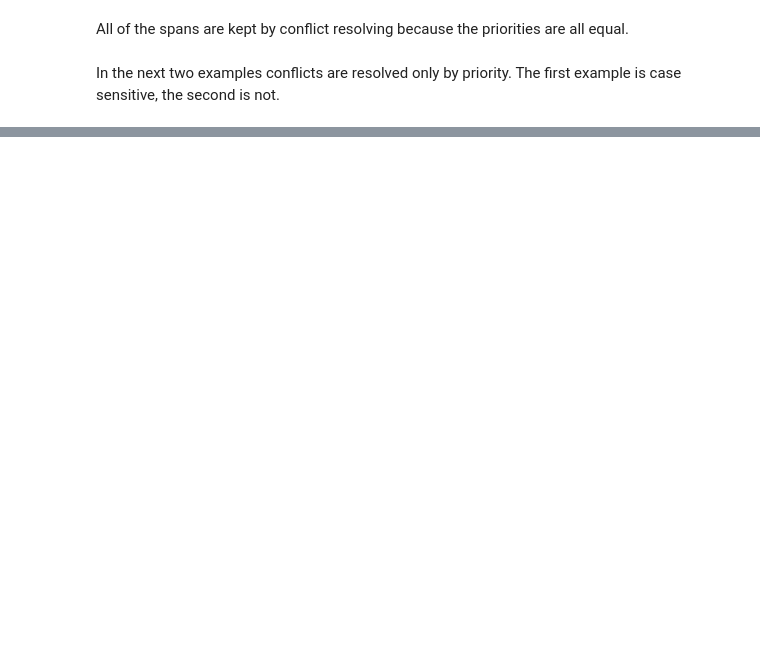
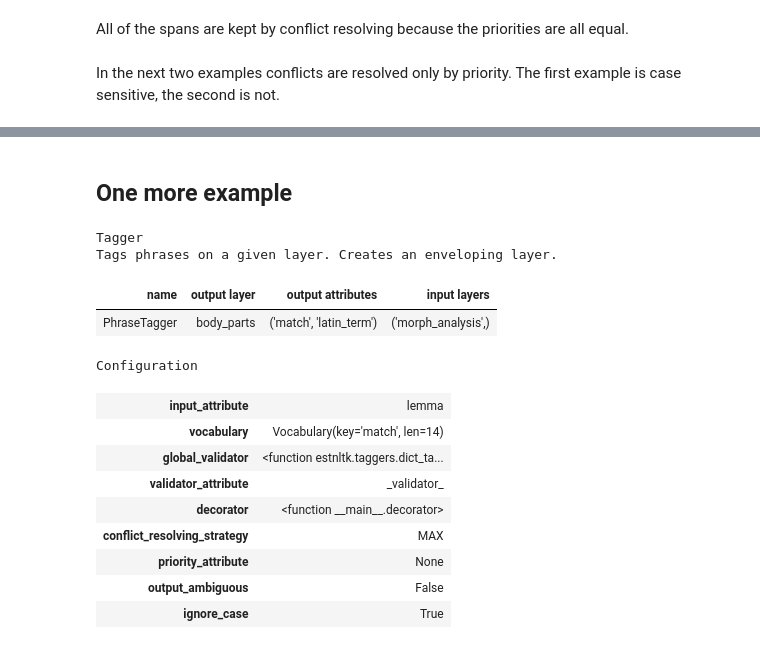
Before and after one commit to estnltk/estnltk, a Jupyter notebook: tutorials/taggers/phrase_tagger.ipynb, the cells around one changed output, grey strips where cells are left out. Drawn from its saved outputs; the diff is of its cells as text; code cells hidden in the pictures; blank space fills up the shorter version.

Commit message:
rewritter PhraseTagger

```diff
--- a/tutorials/taggers/phrase_tagger.ipynb
+++ b/tutorials/taggers/phrase_tagger.ipynb
@@ -165,0 +159,55 @@ Layer
+# %% [markdown]
+## One more example
+# %%
+from estnltk.taggers import PhraseTagger
+
+phrase_list = [
+               ('jalg',),
+               ('vasak', 'jalg'),
+               ('parem', 'jalg'),
+               ('kops',),
+               ('vasak', 'kops'),
+               ('parem', 'kops'),
+               ('kõõlus',),
+               ('lihas',),
+               ('maks',),
+               ('neer',),
+               ('parem', 'neer'),
+               ('vasak', 'neer'),
+               ('varvas',),
+               ('suur', 'varvas'),
+              ]
+phrase_list = [{'match': p} for p in phrase_list]
+
+
+latin_dict = {('suur', 'varvas'): 'hallux', ('kõõlus',):'tendo', ('kops',):'pulmo'}
+
+def decorator(annotation):
+    annotation['latin_term'] = latin_dict.get(annotation.match)
+
+
+tagger = PhraseTagger(output_layer='body_parts',
+                      input_layer='morph_analysis',
+                      input_attribute='lemma',
+                      vocabulary=phrase_list,
+                      key='match',
+                      output_attributes=('match', 'latin_term'),
+                      decorator=decorator,
+                      conflict_resolving_strategy= 'MAX',
+                      ignore_case=True)
+tagger
+# %% [output]
+Tagger
+Tags phrases on a given layer. Creates an enveloping layer.
+| name | output layer | output attributes | input layers |
+| PhraseTagger | body_parts | ('match', 'latin_term') | ('morph_analysis',) |
+Configuration
+| input_attribute | lemma |
+| vocabulary | Vocabulary(key='match', len=14) |
+| global_validator | <function estnltk.taggers.dict_ta... |
+| validator_attribute | _validator_ |
+| decorator | <function __main__.decorator> |
+| conflict_resolving_strategy | MAX |
+| priority_attribute | None |
+| output_ambiguous | False |
+| ignore_case | True |
```
Also changed, not shown: parts of 7 cells of this notebook, 4 other files.
